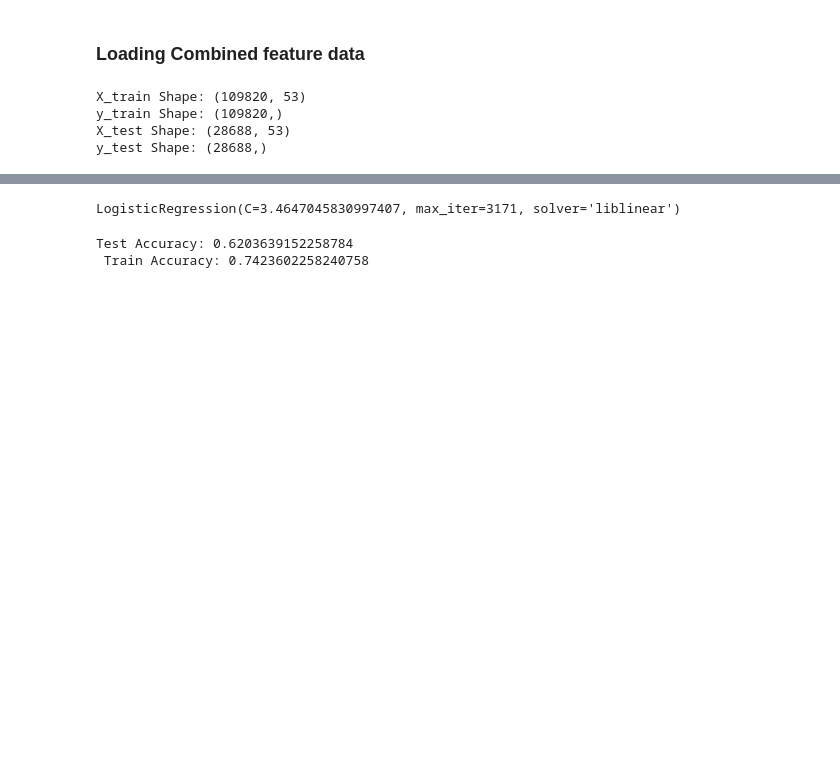
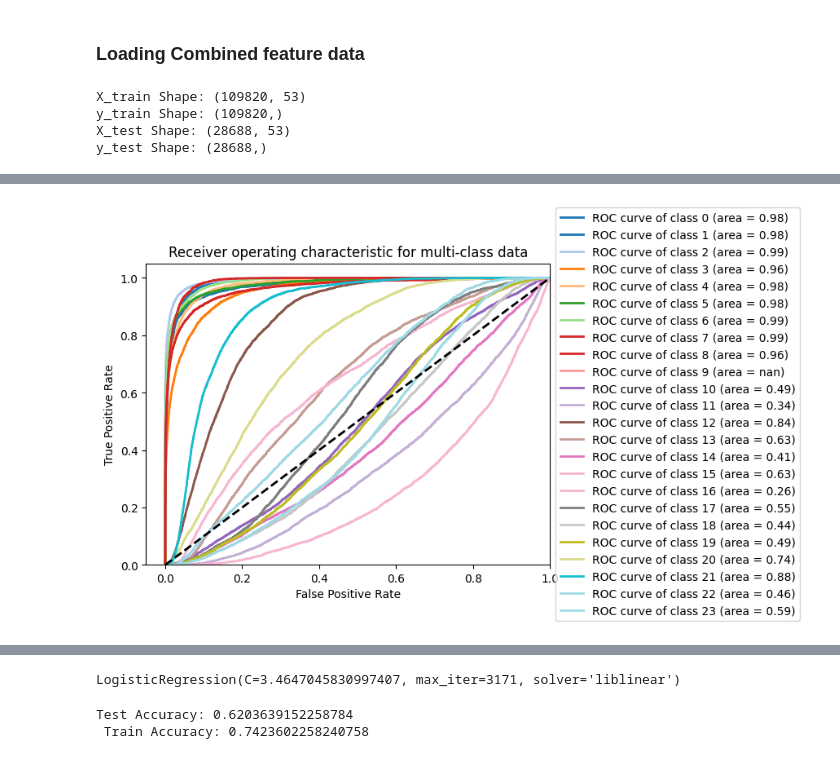
Before and after one commit to DataScienceAndEngineering/machine-learning-dse-i210-final-project-signlanguageclassification, a Jupyter notebook: notebooks/1.5-su-initial-baseline-model.ipynb, the cells around one changed output, grey strips where cells are left out. Saved outputs shown, nothing was run; the diff lists cells and outputs as text; code cells hidden in the pictures; blank space fills up the shorter version.

```diff
--- a/notebooks/1.5-su-initial-baseline-model.ipynb
+++ b/notebooks/1.5-su-initial-baseline-model.ipynb
@@ -85,3 +113,29 @@ y_test shape: (28688,)
+# %%
+def plot_roc_curve(classifiers, X_train, y_train):
+    n_classes = len(np.unique(y_train))
+    fpr = dict()
+    tpr = dict()
+    roc_auc = dict()
+
+    for i in range(n_classes):
+        fpr[i], tpr[i], _ = roc_curve(y_train == i, classifiers.predict_proba(X_train)[:, i])
+        roc_auc[i] = auc(fpr[i], tpr[i])
+
+    plt.figure()
+    colors = cm.tab20(np.linspace(0, 1, n_classes))
+    for i, color in zip(range(n_classes), colors):
+        plt.plot(fpr[i], tpr[i], color=color, lw=2,
+                 label='ROC curve of class {0} (area = {1:0.2f})'
+                 ''.format(i, roc_auc[i]))
+
+    plt.plot([0, 1], [0, 1], 'k--', lw=2)
+    plt.xlim([-0.05, 1.0])
+    plt.ylim([0.0, 1.05])
+    plt.xlabel('False Positive Rate')
+    plt.ylabel('True Positive Rate')
+    plt.title('Receiver operating characteristic for multi-class data')
+    plt.legend(loc='center left', bbox_to_anchor=(1, 0.5))
+    plt.show()
 # %%
 #standardized data
 #using sklearn standard scaler model and fitting on training data
@@ -546,0 +590,4 @@ Test Accuracy: 0.5659509202453987
+# %%
+plot_roc_curve(gnb, X_train, y_train)
+# %% [output]
+[figure, added]
```
Also changed, not shown: parts of 13 cells of this notebook.
